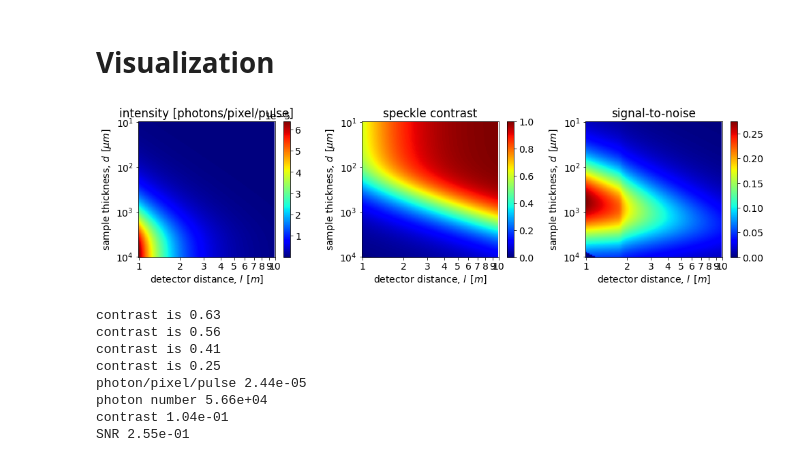
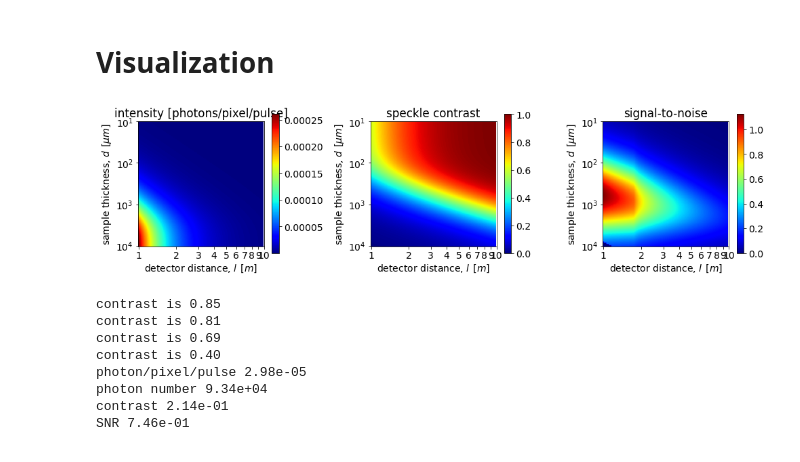
Before and after one commit to haoyuanli93/SpeckleContrastEstimation, a Jupyter notebook: Demo/Get Water Intensity and Contrast Estimation (high Q) (0.1A).ipynb, the cells around one changed output. Drawn from its saved outputs; the diff is of its cells as text; code cells hidden in the pictures.

```diff
--- a/Demo/Get Water Intensity and Contrast Estimation (high Q) (0.1A).ipynb
+++ b/Demo/Get Water Intensity and Contrast Estimation (high Q) (0.1A).ipynb
@@ -116,7 +116,7 @@ H2O_temp = [ 30, 50, 75,100,125,150,175,200,225,250,300,325,350]
 
 data_holder = []
 for x in range(len(H2O_runs)):
-    data_holder.append(np.loadtxt("C:/Users/haoyuan/Desktop/PosDoc/WaterContrastEstimation/JupyterNotebook_v4/WAXS_data_complete/H2O_{}C_225bar_S{}_S227_sub.dat".format(H2O_temp[x], H2O_runs[x])))
+    data_holder.append(np.loadtxt("C:/Users/haoyuan/Desktop/PosDoc/WaterContrastEstimation/WaterContrastEstimation (2)/WaterContrastEstimation/JupyterNotebook_v4/WAXS_data_complete/H2O_{}C_225bar_S{}_S227_sub.dat".format(H2O_temp[x], H2O_runs[x])))
 # %%
 fig, axes = plt.subplots(nrows=1, ncols=1)
 
@@ -172,7 +172,7 @@ The differential cross section at 30 C is 0.10 [1/m]
 incident_pulse_energy = 30.  # uJ
 incident_pulse_energy_in_eV = incident_pulse_energy *  6241506479963.2
 
-efficiency_per_branch = 0.008 # Transmission efficiency per branch of the split delay
+efficiency_per_branch = 2 * 0.008 / (0.7 ** 2) # Transmission efficiency per branch of the split delay
 
 photon_per_pulse = incident_pulse_energy_in_eV * efficiency_per_branch / (expParams['photon_energy_keV'] * 1000)   # photon number per branch per
 print("For each incident pulse, there are {:.2e} photons in each branch".format(photon_per_pulse))
@@ -220,7 +220,7 @@ ax[0].set_title('intensity [photons/pixel/pulse]')
 ax[0].set_xticks([100 * np.log10(x + 1) for x in range(10)])
 ax[0].set_xticklabels(["{}".format(x + 1) for x in range(10)])
 ax[0].set_yticks([33 * x for x in range(4)])
-ax[0].set_yticklabels(["$10^{}$".format(x + 1) for x in range(5)])
+ax[0].set_yticklabels(["$10^{}$".format(x + 1) for x in range(4)])
 
 fig.colorbar(im,ax=ax[0])
 
@@ -230,45 +230,45 @@ im = ax[1].imshow(beta_map_2,cmap='jet')
 ax[1].set_xlabel('detector distance, '+r'$l \:\: [m]$')
 ax[1].set_ylabel('sample thickness, '+r'$d \:\: [\mu m]$')
 ax[1].set_title('speckle contrast')
 
 ax[1].set_xticks([100 * np.log10(x + 1) for x in range(10)])
 ax[1].set_xticklabels(["{}".format(x + 1) for x in range(10)])
 ax[1].set_yticks([33 * x for x in range(4)])
-ax[1].set_yticklabels(["$10^{}$".format(x + 1) for x in range(5)])
+ax[1].set_yticklabels(["$10^{}$".format(x + 1) for x in range(4)])
 
 fig.colorbar(im,ax=ax[1])
 
 
 #signal-to-noise ratio
 N_shots = 2. * 120. * 3600.     # number of shots per condition
 snr_map = inty_map * beta_map_2 * np.sqrt(N_shots) * np.sqrt(pixel_num_holder[np.newaxis, :])/(2*(1+beta_map_2))
 
 im = ax[2].imshow(snr_map,cmap='jet')
 ax[2].set_xlabel('detector distance, '+r'$l \:\: [m]$')
 ax[2].set_ylabel('sample thickness, '+r'$d \:\: [\mu m]$')
 ax[2].set_title('signal-to-noise')
 
 ax[2].set_xticks([100 * np.log10(x + 1) for x in range(10)])
 ax[2].set_xticklabels(["{}".format(x + 1) for x in range(10)])
 ax[2].set_yticks([33 * x for x in range(4)])
-ax[2].set_yticklabels(["$10^{}$".format(x + 1) for x in range(5)])
+ax[2].set_yticklabels(["$10^{}$".format(x + 1) for x in range(4)])
 
 fig.colorbar(im,ax=ax[2])
 
 
 plt.tight_layout()
 plt.show()
 # %% [output]
-[figure, old version]
+[figure, new version]
 # %%
-det_idx = np.argmin(np.abs(distance_list - 1.1))
+det_idx = np.argmin(np.abs(distance_list - 2.))
 
 # Intensity_holder
 intensity_holder = inty_map[:, det_idx]
 contrast_holder = beta_map[:, det_idx]
 
 # Get three specific thickness
-thickness_list2 = np.array([50, 100, 200, 400]) * 1e-6
+thickness_list2 = np.array([50, 100, 200, 500]) * 1e-6
 SNR_vs_time_cruve = []
 
 measure_time = np.logspace(0, 6, 100) / 3600.
@@ -285,14 +285,14 @@ print("photon number {:.2e}".format(pixel_num_holder[det_idx]))
 print("contrast {:.2e}".format(beta_map[thickness_idx, det_idx]))
 print("SNR {:.2e}".format(snr_map[thickness_idx, det_idx]))
 # %% [output]
-contrast is 0.63
-contrast is 0.56
-contrast is 0.41
-contrast is 0.25
-photon/pixel/pulse 2.44e-05
-photon number 5.66e+04
-contrast 1.04e-01
-SNR 2.55e-01
+contrast is 0.85
+contrast is 0.81
+contrast is 0.69
+contrast is 0.40
+photon/pixel/pulse 2.98e-05
+photon number 9.34e+04
+contrast 2.14e-01
+SNR 7.46e-01
 # %%
 fig, ax = plt.subplots(1,1)
 fig.set_figwidth(7)
```
Also changed, not shown: parts of 5 cells of this notebook.
